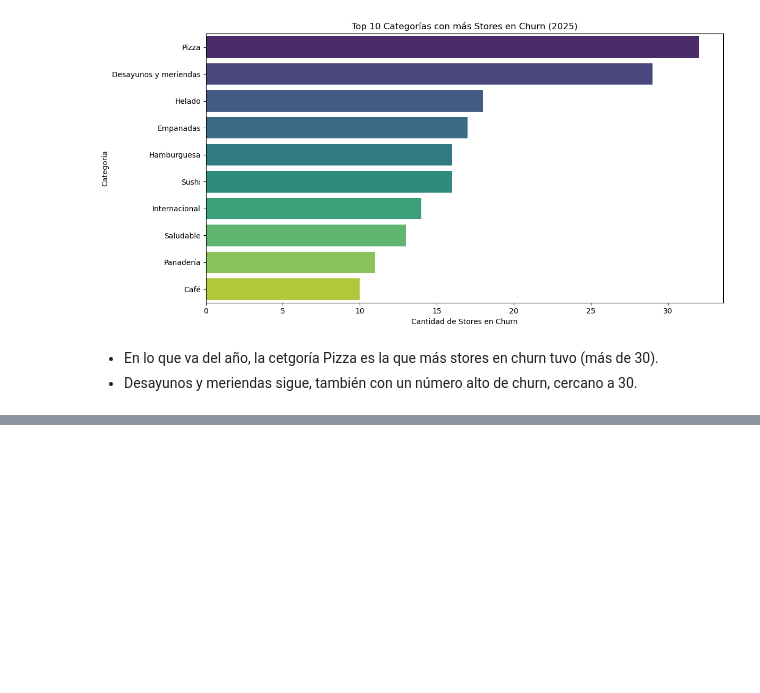
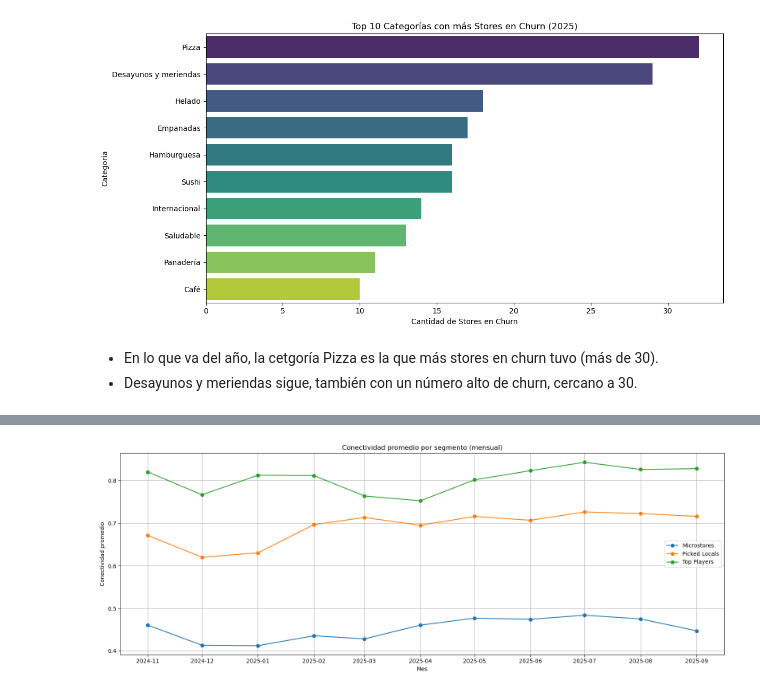
Before and after one commit to Dannamk17/churn-bite, a Jupyter notebook: churn_bite_eda.ipynb, the cells around one changed output, grey strips where cells are left out. Saved outputs shown, nothing was run; the diff lists cells and outputs as text; code cells hidden in the pictures; blank space fills up the shorter version.

Commit message:
Add connectivity analysis

```diff
--- a/churn_bite_eda.ipynb
+++ b/churn_bite_eda.ipynb
@@ -872,0 +1157,4 @@ Passing `palette` without assigning `hue` is deprecated and will be removed in v
+# %%
+# Calculate the connectivity column
+connectivity['connectivity'] = (connectivity['TOTAL_MIN_OPEN'] / connectivity['TOTAL_MINUTES_ALL']).round(2)
+connectivity.head()
@@ -872,0 +1298,79 @@ Passing `palette` without assigning `hue` is deprecated and will be removed in v
+# %%
+# (Opcional) si tu columna se llama distinto:
+if "segmento" not in stores.columns and "Desc_Segmento" in stores.columns:
+    stores = stores.rename(columns={"Desc_Segmento": "segmento"})
+
+# =========
+# 1) Conectividad mensual por tienda
+# =========
+df = connectivity.copy()
+df["created_date"] = pd.to_datetime(df["created_date"], errors="coerce")
+df = df.dropna(subset=["created_date"])  # por si hay filas con fecha mala
+df["ym"] = df["created_date"].dt.to_period("M").astype(str)
+
+# promedio mensual por tienda (evita sesgo por días con más registros)
+store_month = (df.groupby(["store_id","ym"])
+                 .agg(conn_mean=("connectivity","mean"))
+                 .reset_index())
+
+# =========
+# 2) Unir segmento desde 'stores'
+# =========
+# Ensure store_id is the same type in both DataFrames
+store_month['store_id'] = store_month['store_id'].astype(str)
+stores['store_id'] = stores['store_id'].astype(str)
+
+# Perform the merge
+store_month_seg = store_month.merge(
+    stores[["store_id", "segmento"]].drop_duplicates(),
+    on="store_id", how="left"
+)
+
+# (opcional) chequear si hay stores sin segmento
+# store_month_seg[store_month_seg["segmento"].isna()]["store_id"].nunique()
+
+# =========
+# 3) Promedio mensual por segmento
+# =========
+seg_month = (store_month_seg.groupby(["segmento","ym"])
+                           .agg(seg_conn_mean=("conn_mean","mean"),
+                                n_stores=("store_id","nunique"))
+                           .reset_index())
+
+# Orden temporal para graficar
+seg_month["ym_ts"] = pd.PeriodIndex(seg_month["ym"], freq="M").to_timestamp()
+
+print(seg_month.head())  # vista rápida
+
+# =========
+# 4) Gráfico: línea con conectividad promedio por segmento
+# =========
+plt.figure(figsize=(16, 6))  # Increase figure width
+for seg, sub in seg_month.groupby("segmento"):
+    plt.plot(sub["ym_ts"], sub["seg_conn_mean"], marker="o", label=str(seg))
+plt.title("Conectividad promedio por segmento (mensual)")
+plt.xlabel("Mes")
+plt.ylabel("Conectividad promedio")
+plt.grid(True)
+plt.legend()
+plt.tight_layout()  # Adjust layout to prevent overlap
+plt.show()
+
+# =========
+# 5) (Opcional) Heatmap simple segmento x mes
+# =========
+pvt = seg_month.pivot(index="segmento", columns="ym", values="seg_conn_mean")
+# ordenar columnas cronológicamente
+pvt = pvt.reindex(sorted(pvt.columns, key=lambda s: pd.Period(s, 'M').to_timestamp()), axis=1)
+
+plt.figure(figsize=(16, 6))  # Increase figure width
+plt.imshow(pvt.values, aspect="auto")
+plt.title("Heatmap conectividad por segmento x mes")
+plt.xlabel("Mes (YYYY-MM)")
+plt.ylabel("Segmento")
+plt.colorbar(label="Conectividad promedio")
+plt.xticks(range(len(pvt.columns)), pvt.columns, rotation=45, ha="right")  # Rotate x-axis labels
+plt.yticks(range(len(pvt.index)), pvt.index)
+plt.tight_layout()  # Adjust layout to prevent overlap
+plt.show()
+# %% [output]
@@ -872,0 +1383 @@ Passing `palette` without assigning `hue` is deprecated and will be removed in v
+[figure, added]
```
Also changed, not shown: parts of 20 cells of this notebook.
